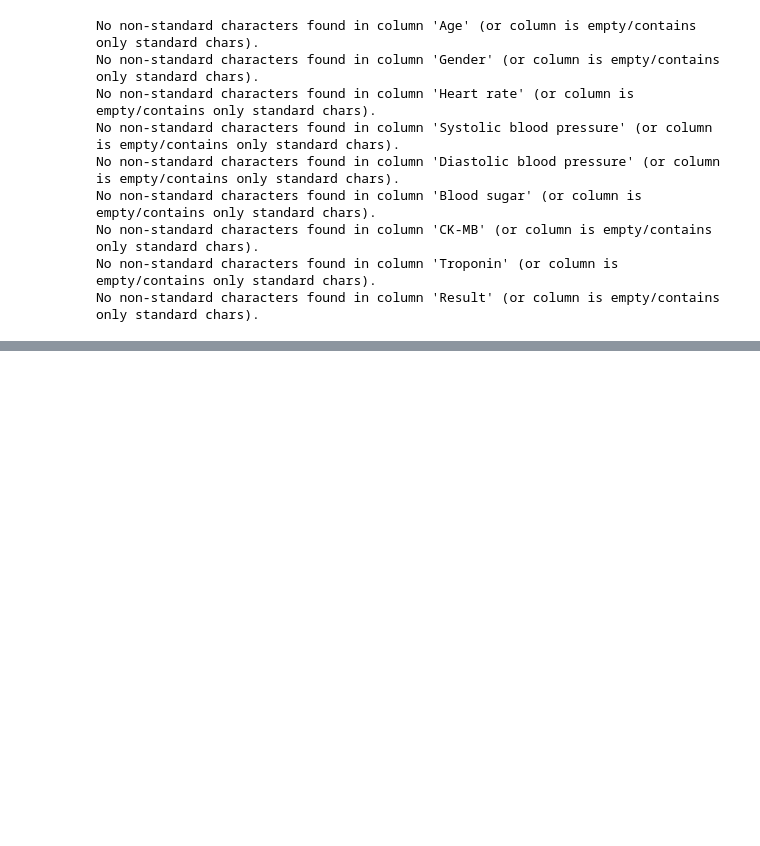
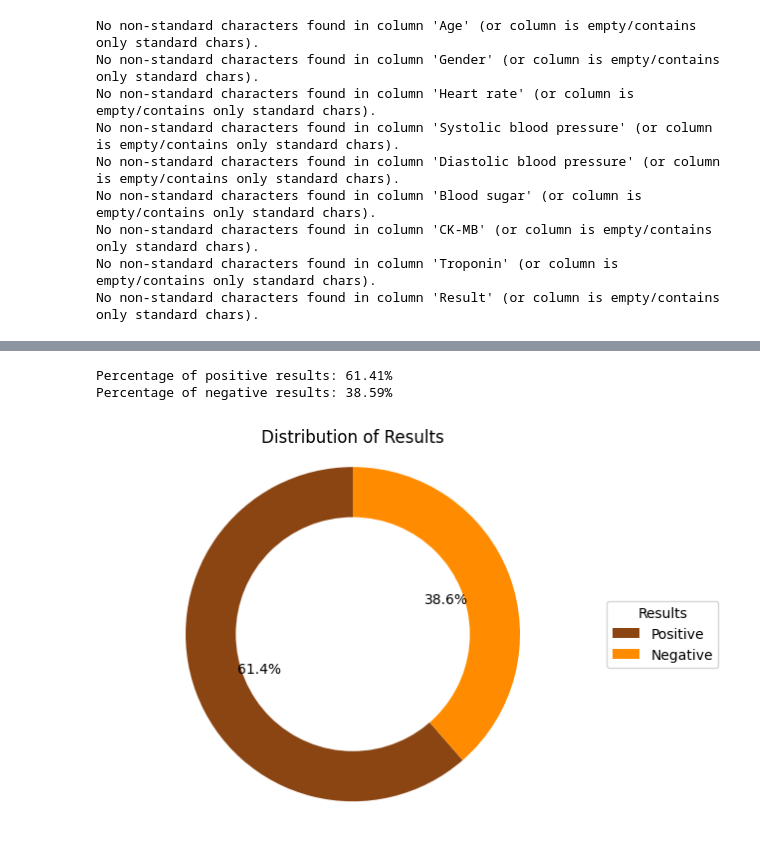
Before and after one commit to Madhulik123/Data-Analysis-project, a Jupyter notebook: heart.ipynb, the cells around one changed output, grey strips where cells are left out. Cells and saved outputs as stored; diff of their text form; code cells hidden in the pictures; blank space fills up the shorter version.

```diff
--- a/heart.ipynb
+++ b/heart.ipynb
@@ -99,0 +118,41 @@ No non-standard characters found in column 'Result' (or column is empty/contains
+# %%
+result_count=df["Result"].value_counts()
+overall=result_count.sum()
+
+positive_percentage = (result_count["positive"] / overall) * 100
+negative_percentage = (result_count["negative"] / overall) * 100
+
+print(f"Percentage of positive results: {positive_percentage:.2f}%")
+print(f"Percentage of negative results: {negative_percentage:.2f}%")
+# %% [output]
+Percentage of positive results: 61.41%
+Percentage of negative results: 38.59%
+# %%
+
+
+import matplotlib.pyplot as plt
+
+labels = ['Positive', 'Negative']
+sizes = [positive_percentage, negative_percentage]
+colors = ['saddlebrown', 'darkorange']
+
+fig1, ax1 = plt.subplots()
+wedges, texts, autotexts = ax1.pie(sizes, colors=colors, autopct='%1.1f%%',
+                                   startangle=90)
+
+# Draw circle
+centre_circle = plt.Circle((0,0),0.70,fc='white')
+fig = plt.gcf()
+fig.gca().add_artist(centre_circle)
+
+ax1.axis('equal')  # Equal aspect ratio ensures that pie is drawn as a circle.
+
+plt.title('Distribution of Results')
+plt.legend(wedges, labels,
+           title="Results",
+           loc="center left",
+           bbox_to_anchor=(1, 0, 0.5, 1))
+
+plt.show()
+# %% [output]
+[figure, added]
```
Also changed, not shown: parts of 3 cells of this notebook.
